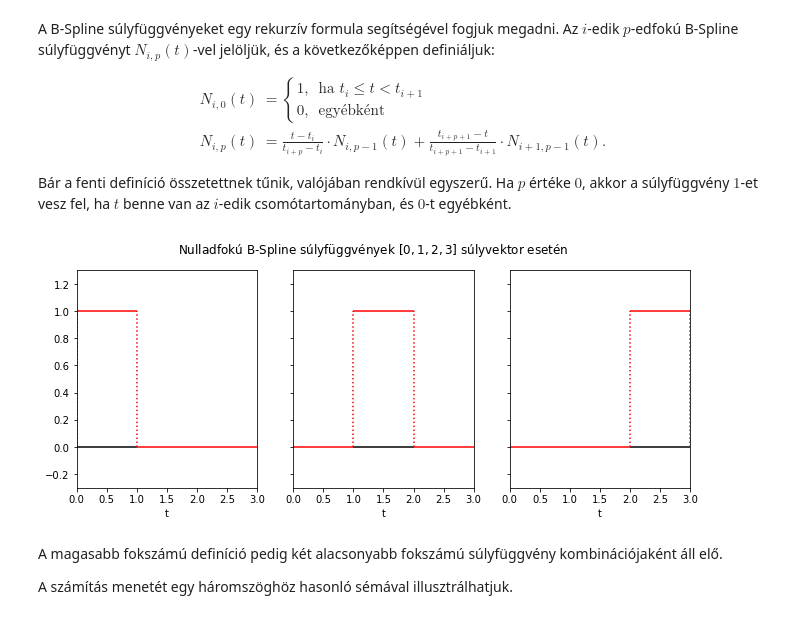
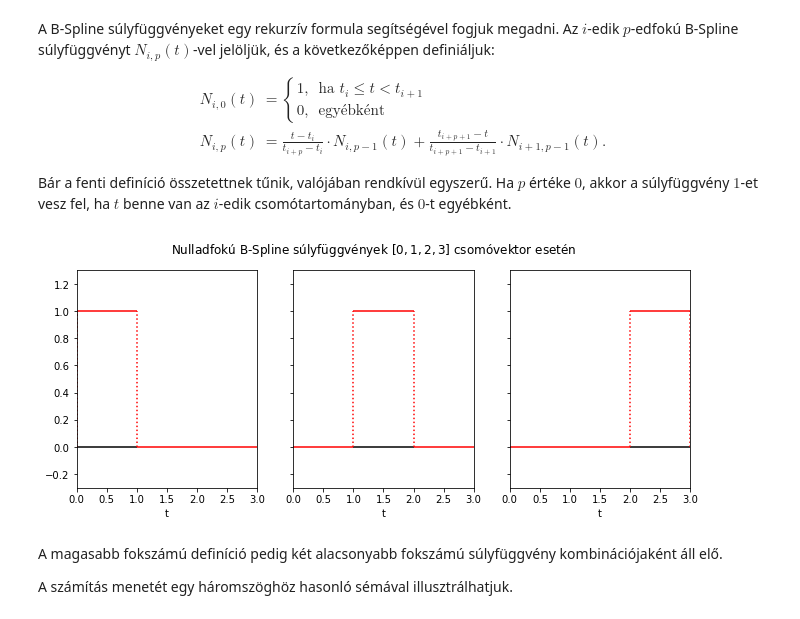
Before and after one commit to computer-graphics-master/course-material, a Jupyter notebook: notebooks/05-b-spline/05-b-spline.ipynb, the cells around one changed output. Saved outputs shown, nothing was run; the diff lists cells and outputs as text; code cells hidden in the pictures.

```diff
--- a/notebooks/05-b-spline/05-b-spline.ipynb
+++ b/notebooks/05-b-spline/05-b-spline.ipynb
@@ -88,32 +88,32 @@ Bár a fenti definíció összetettnek tűnik, valójában rendkívül egyszerű
 # %%
 def n0(i, axes):
     axes.set_ylim([-0.3, 1.3])
     axes.set_xlim([0, 3])
 
     axes.hlines(0, xmin=i, xmax=i+1, color='k')
 
     axes.hlines(1, xmin=i, xmax=i+1, color="r")
     axes.hlines(0, xmin=0, xmax=i, color="r")
     axes.hlines(0, xmin=i+1, xmax=3, color="r")
 
     axes.vlines(i, ymin=0, ymax=1, color="r", linestyle=":")
     axes.vlines(i+1, ymin=0, ymax=1, color="r", linestyle=":")
 
     axes.set_xlabel('t')
 
 
 def showCardinalSplineBlendingFunctions():
     fig, (ax1, ax2, ax3) = plt.subplots(1, 3, sharey = True, figsize = (11, 4))
 
-    plt.suptitle("Nulladfokú B-Spline súlyfüggvények $[0, 1, 2, 3]$ súlyvektor esetén")
+    plt.suptitle("Nulladfokú B-Spline súlyfüggvények $[0, 1, 2, 3]$ csomóvektor esetén")
 
     n0(0, ax1)
     n0(1, ax2)
     n0(2, ax3)
 
 showCardinalSplineBlendingFunctions()
 # %% [output]
-[figure, old version]
+[figure, new version]
 # %% [markdown]
 A magasabb fokszámú definíció pedig két alacsonyabb fokszámú súlyfüggvény kombinációjaként áll elő.
 
```
Also changed, not shown: parts of 12 cells of this notebook.
